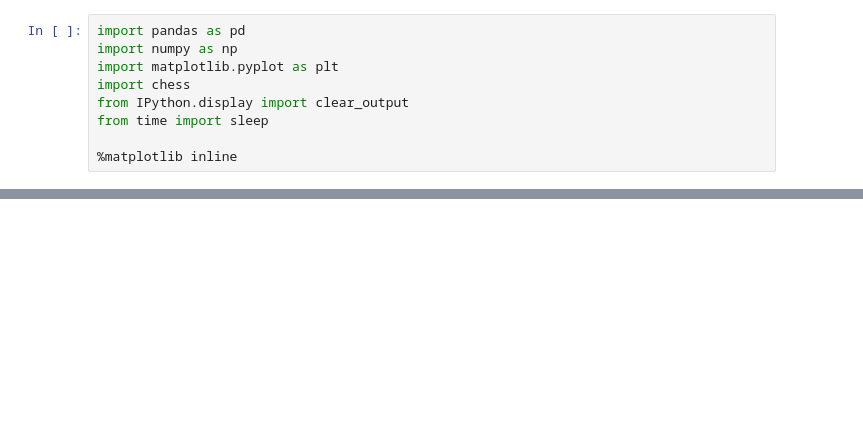
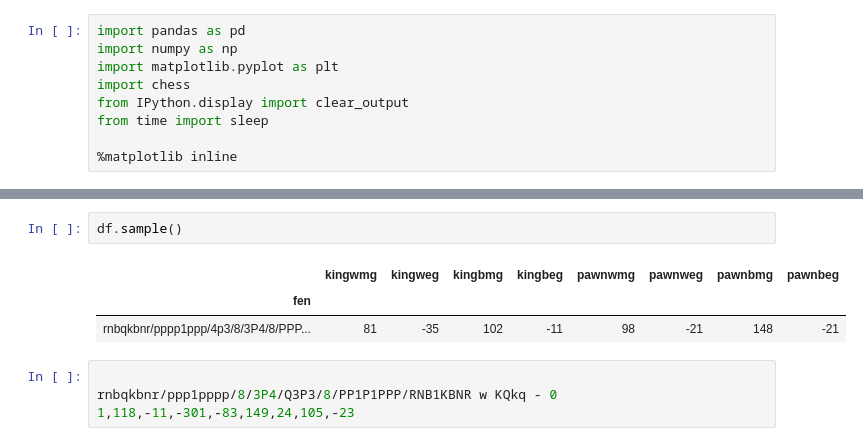
Before and after one commit to Sigurdurhelga/MSc-Breakthrough, a Jupyter notebook: Notebooks/Visualizations.ipynb, the cells around one changed output, grey strips where cells are left out. Saved outputs shown, nothing was run; the diff lists cells and outputs as text; blank space fills up the shorter version.

```diff
--- a/Notebooks/Visualizations.ipynb
+++ b/Notebooks/Visualizations.ipynb
@@ -202,0 +163,9 @@ Name: kingTotalEG, dtype: float64
+# %%
+df.sample()
+# %% [output]
+|  | kingwmg | kingweg | kingbmg | kingbeg | pawnwmg | pawnweg | pawnbmg | pawnbeg |
+| fen |  |  |  |  |  |  |  |  |
+| rnbqkbnr/pppp1ppp/4p3/8/3P4/8/PPP... | 81 | -35 | 102 | -11 | 98 | -21 | 148 | -21 |
+# %%
+
+rnbqkbnr/ppp1pppp/8/3P4/Q3P3/8/PP1P1PPP/RNB1KBNR w KQkq - 0 1,118,-11,-301,-83,149,24,105,-23
```
Also changed, not shown: parts of 5 cells of this notebook, 20 other files.
